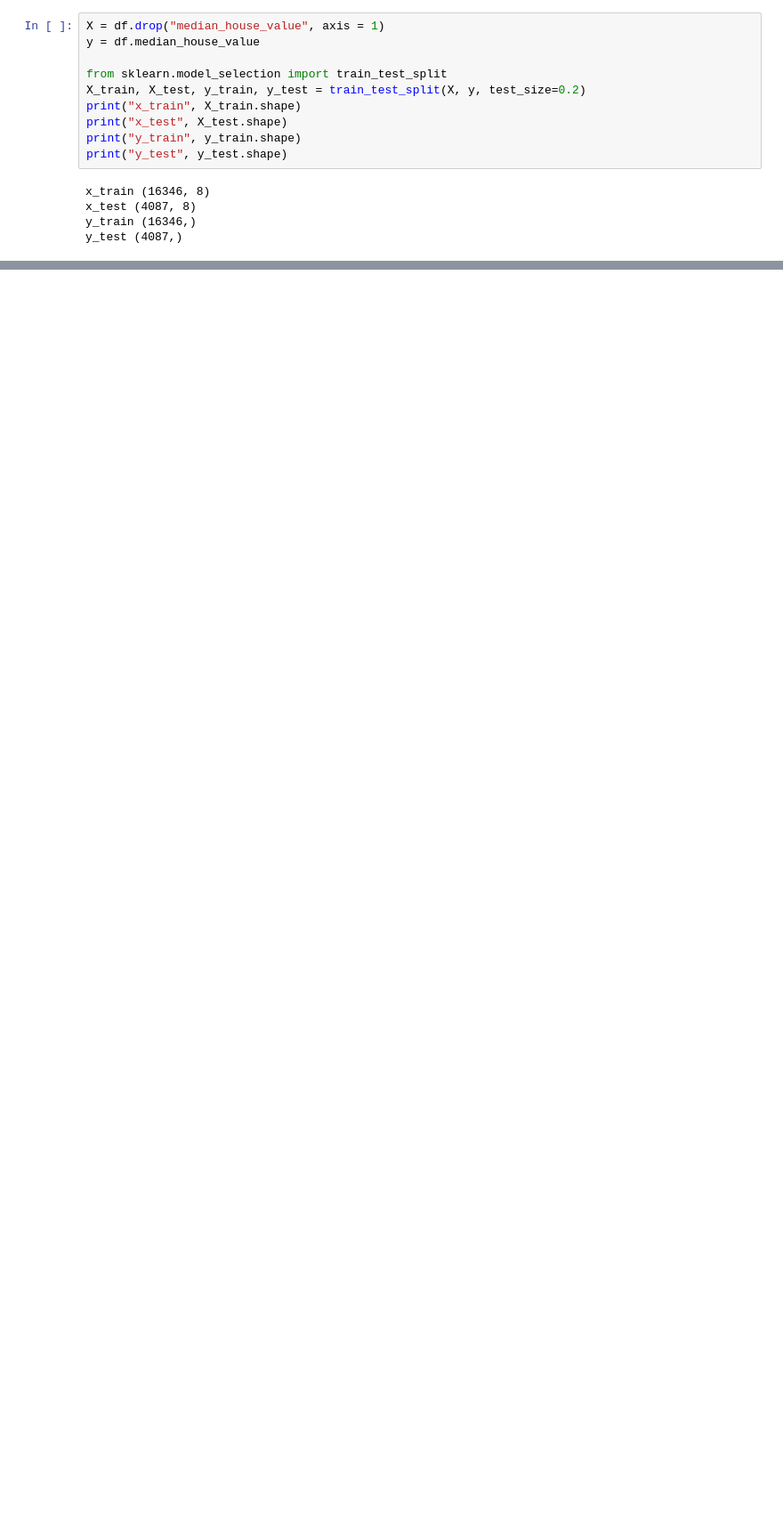
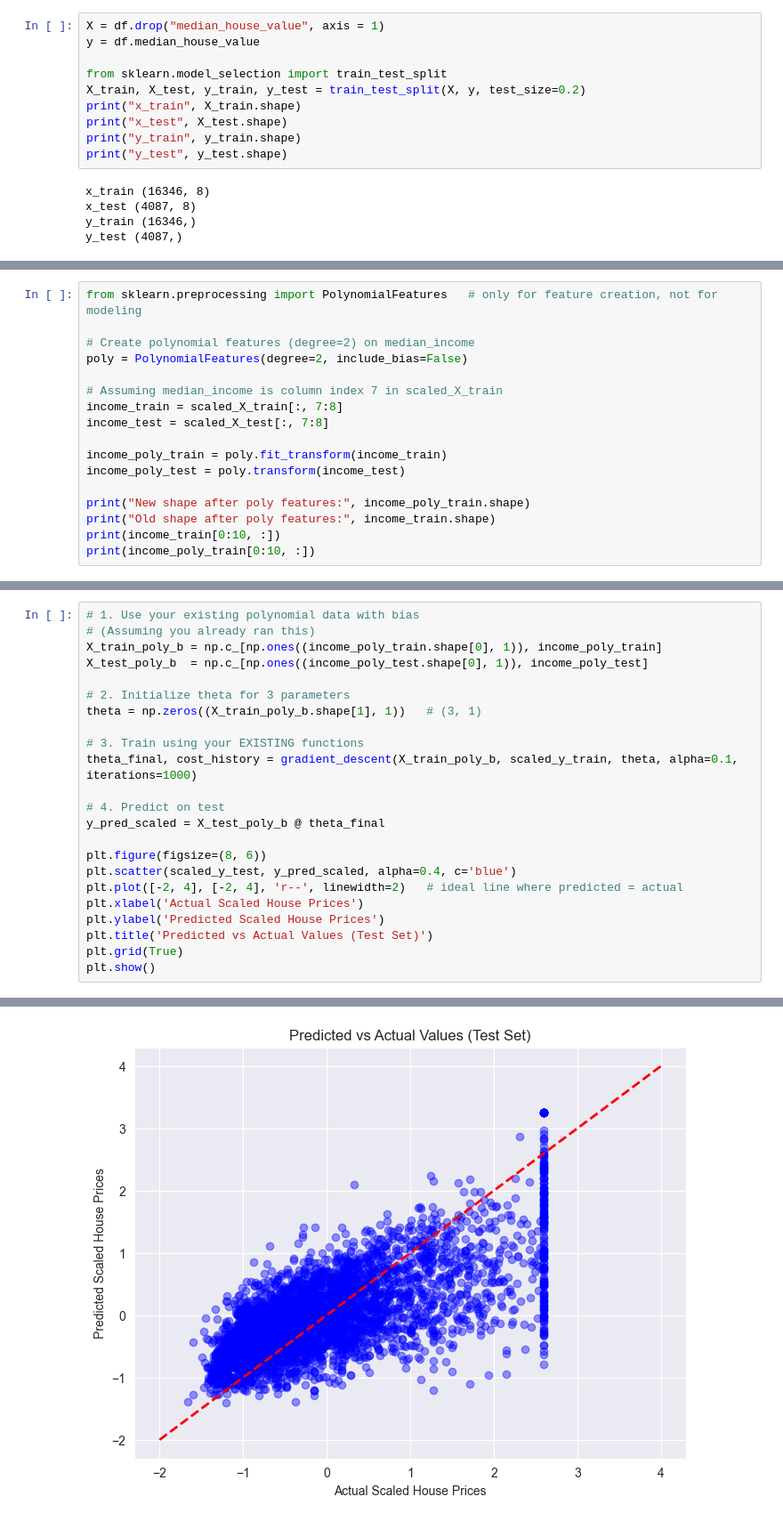
Before and after one commit to agarwalharsh2156/AI-Training, a Jupyter notebook: Week2/ML_Training/CalHousePrices.ipynb, the cells around one changed output, grey strips where cells are left out. Shown at 89% size. Drawn from its saved outputs; the diff is of its cells as text; blank space fills up the shorter version.

```diff
--- a/Week2/ML_Training/CalHousePrices.ipynb
+++ b/Week2/ML_Training/CalHousePrices.ipynb
@@ -284,0 +418,17 @@ y_test_uni = y_test
+# %%
+from sklearn.preprocessing import PolynomialFeatures   # only for feature creation, not for modeling
+
+# Create polynomial features (degree=2) on median_income
+poly = PolynomialFeatures(degree=2, include_bias=False)
+
+# Assuming median_income is column index 7 in scaled_X_train
+income_train = scaled_X_train[:, 7:8]
+income_test = scaled_X_test[:, 7:8]
+
+income_poly_train = poly.fit_transform(income_train)
+income_poly_test = poly.transform(income_test)
+
+print("New shape after poly features:", income_poly_train.shape)
+print("Old shape after poly features:", income_train.shape)
+print(income_train[0:10, :])
+print(income_poly_train[0:10, :])
@@ -284,0 +453,24 @@ y_test_uni = y_test
+# %%
+# 1. Use your existing polynomial data with bias
+# (Assuming you already ran this)
+X_train_poly_b = np.c_[np.ones((income_poly_train.shape[0], 1)), income_poly_train]
+X_test_poly_b  = np.c_[np.ones((income_poly_test.shape[0], 1)), income_poly_test]
+
+# 2. Initialize theta for 3 parameters
+theta = np.zeros((X_train_poly_b.shape[1], 1))   # (3, 1)
+
+# 3. Train using your EXISTING functions
+theta_final, cost_history = gradient_descent(X_train_poly_b, scaled_y_train, theta, alpha=0.1, iterations=1000)
+
+# 4. Predict on test
+y_pred_scaled = X_test_poly_b @ theta_final
+
+plt.figure(figsize=(8, 6))
+plt.scatter(scaled_y_test, y_pred_scaled, alpha=0.4, c='blue')
+plt.plot([-2, 4], [-2, 4], 'r--', linewidth=2)   # ideal line where predicted = actual
+plt.xlabel('Actual Scaled House Prices')
+plt.ylabel('Predicted Scaled House Prices')
+plt.title('Predicted vs Actual Values (Test Set)')
+plt.grid(True)
+plt.show()
+# %% [output]
@@ -284,0 +482 @@ y_test_uni = y_test
+[figure, added]
```
Also changed, not shown: parts of 16 cells of this notebook, 3 other files.
